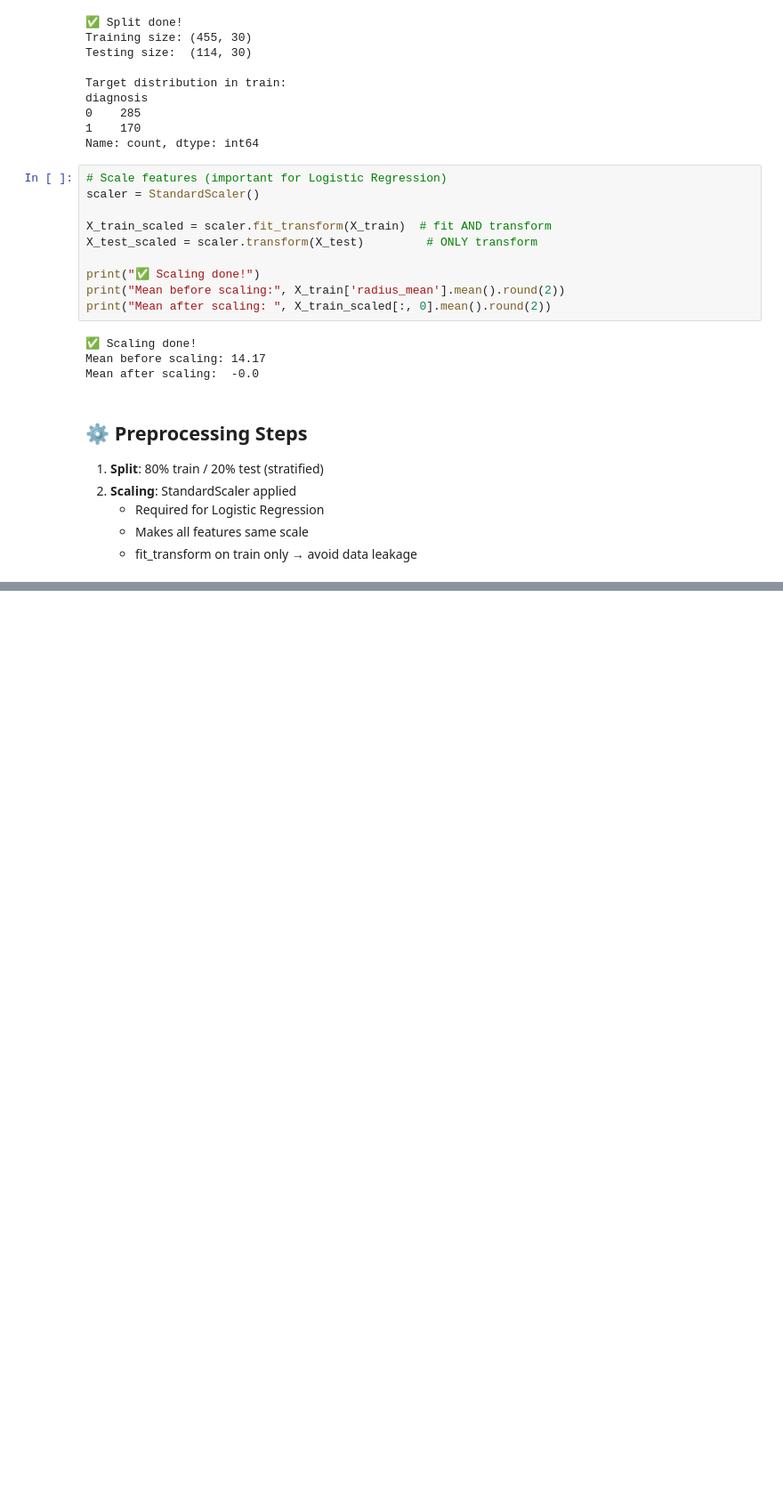
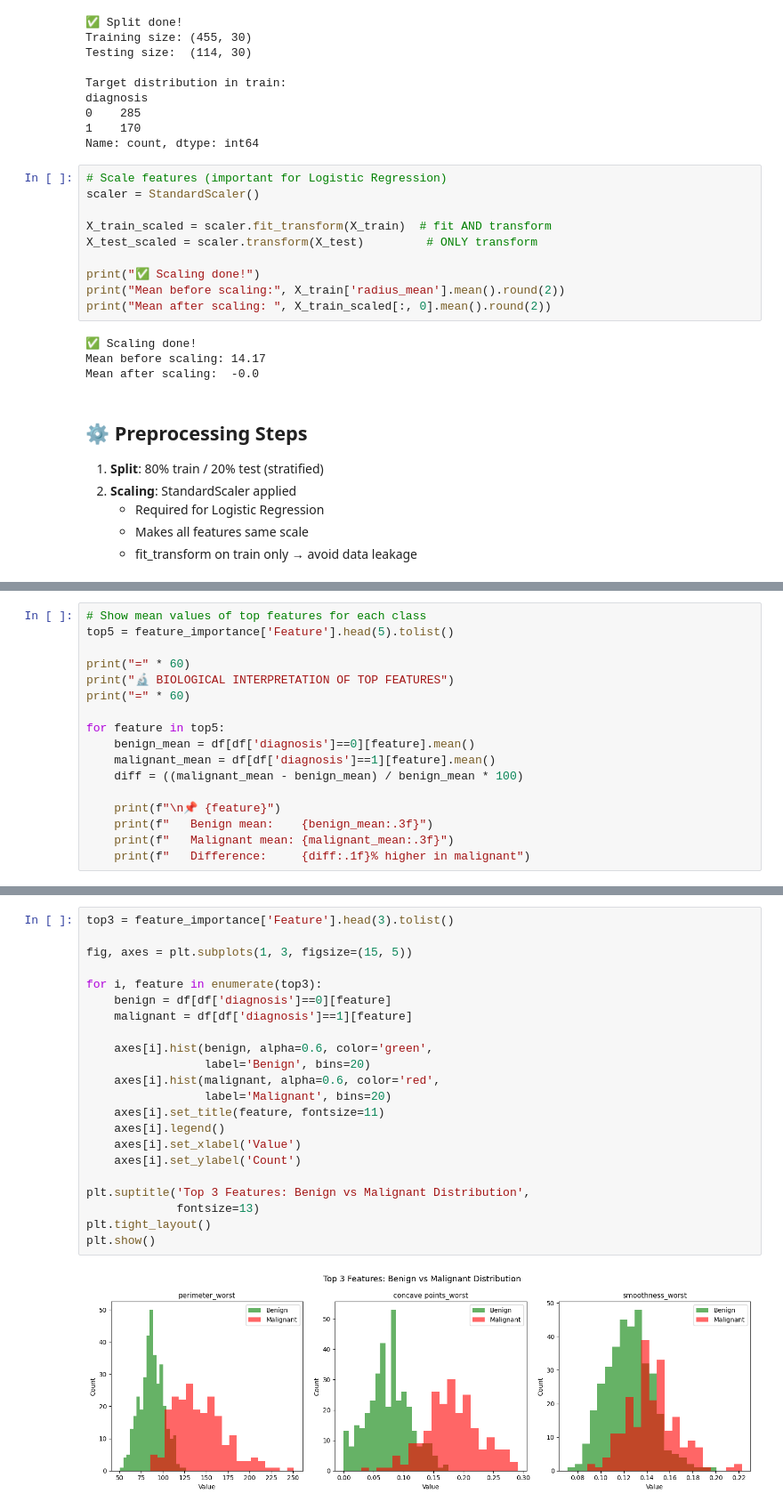
Before and after one commit to Srinidhi221/breast-cancer-ml, a Jupyter notebook: notebook.ipynb, the cells around one changed output, grey strips where cells are left out. Shown at 89% size. Saved outputs shown, nothing was run; the diff lists cells and outputs as text; blank space fills up the shorter version.

```diff
--- a/notebook.ipynb
+++ b/notebook.ipynb
@@ -258,0 +404,17 @@ Mean after scaling:  -0.0
+# %%
+# Show mean values of top features for each class
+top5 = feature_importance['Feature'].head(5).tolist()
+
+print("=" * 60)
+print("🔬 BIOLOGICAL INTERPRETATION OF TOP FEATURES")
+print("=" * 60)
+
+for feature in top5:
+    benign_mean = df[df['diagnosis']==0][feature].mean()
+    malignant_mean = df[df['diagnosis']==1][feature].mean()
+    diff = ((malignant_mean - benign_mean) / benign_mean * 100)
+
+    print(f"\n📌 {feature}")
+    print(f"   Benign mean:    {benign_mean:.3f}")
+    print(f"   Malignant mean: {malignant_mean:.3f}")
+    print(f"   Difference:     {diff:.1f}% higher in malignant")
@@ -258,0 +439,24 @@ Mean after scaling:  -0.0
+# %%
+top3 = feature_importance['Feature'].head(3).tolist()
+
+fig, axes = plt.subplots(1, 3, figsize=(15, 5))
+
+for i, feature in enumerate(top3):
+    benign = df[df['diagnosis']==0][feature]
+    malignant = df[df['diagnosis']==1][feature]
+
+    axes[i].hist(benign, alpha=0.6, color='green',
+                 label='Benign', bins=20)
+    axes[i].hist(malignant, alpha=0.6, color='red',
+                 label='Malignant', bins=20)
+    axes[i].set_title(feature, fontsize=11)
+    axes[i].legend()
+    axes[i].set_xlabel('Value')
+    axes[i].set_ylabel('Count')
+
+plt.suptitle('Top 3 Features: Benign vs Malignant Distribution',
+             fontsize=13)
+plt.tight_layout()
+plt.show()
+# %% [output]
+[figure, added]
```
Also changed, not shown: parts of 25 cells of this notebook.
